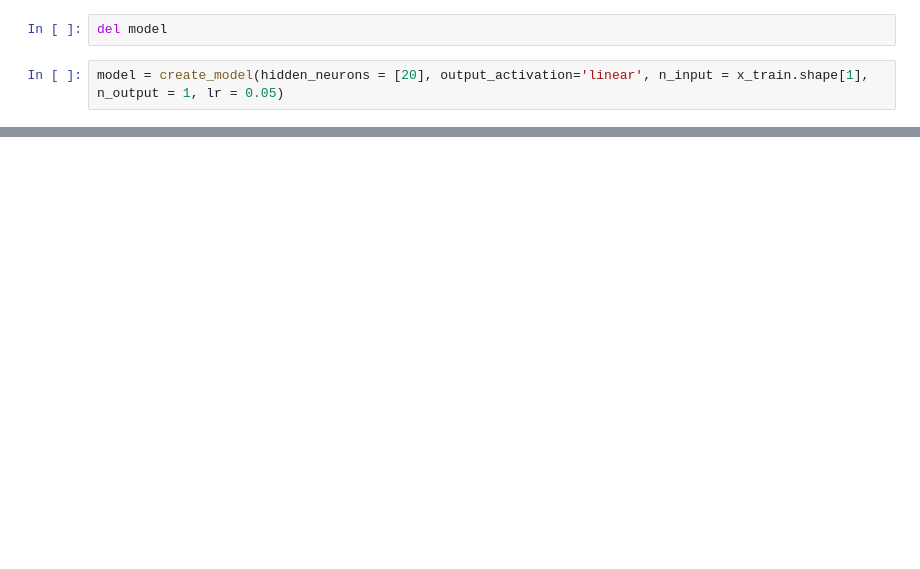
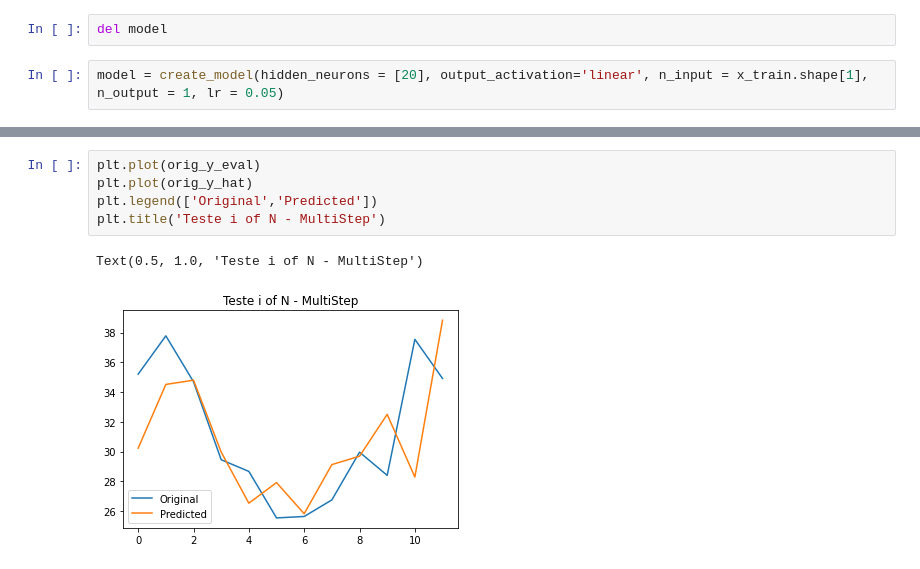
Before and after one commit to MathNog/Trabalhos_ICA, a Jupyter notebook: microclima2/class_pratica2.ipynb, the cells around one changed output, grey strips where cells are left out. Saved outputs shown, nothing was run; the diff lists cells and outputs as text; blank space fills up the shorter version.

```diff
--- a/microclima2/class_pratica2.ipynb
+++ b/microclima2/class_pratica2.ipynb
@@ -851,0 +1084,8 @@ Erro MAE = 1.948
+# %%
+plt.plot(orig_y_eval)
+plt.plot(orig_y_hat)
+plt.legend(['Original','Predicted'])
+plt.title('Teste i of N - MultiStep')
+# %% [output]
+Text(0.5, 1.0, 'Teste i of N - MultiStep')
+[figure, added]
```
Also changed, not shown: parts of 20 cells of this notebook, 7 other files.
